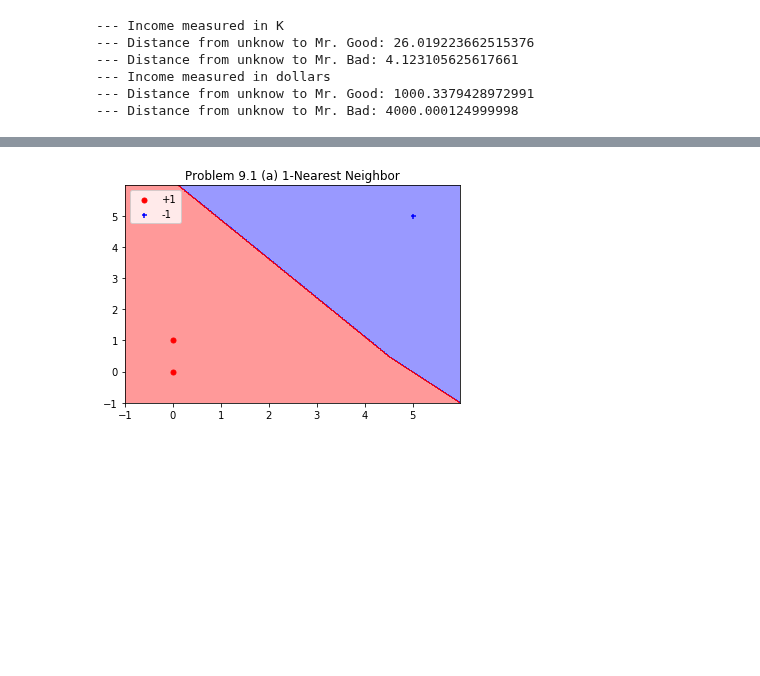
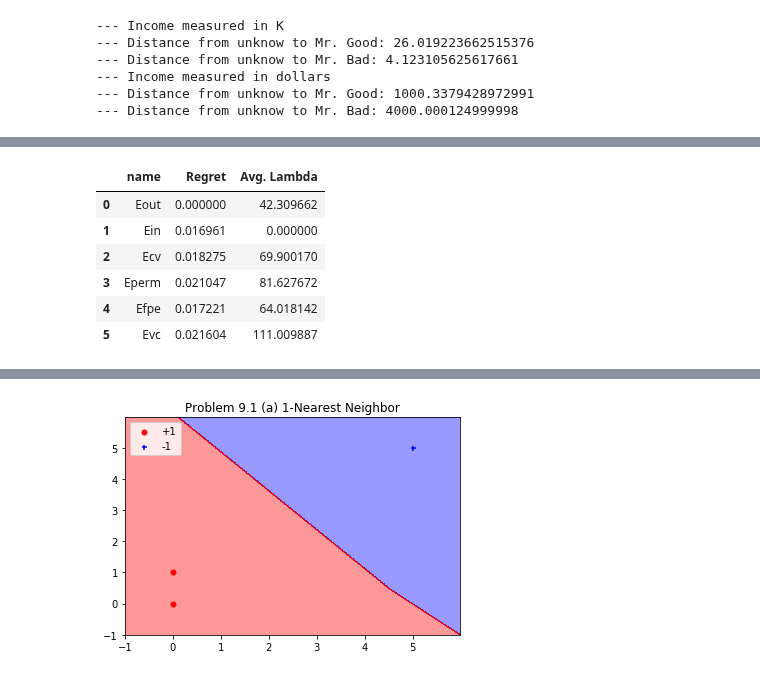
Before and after one commit to niuers/Learning-From-Data-A-Short-Course, a Jupyter notebook: Solutions to Chapter 9 Learning Aides.ipynb, the cells around one changed output, grey strips where cells are left out. Saved outputs shown, nothing was run; the diff lists cells and outputs as text; code cells hidden in the pictures; blank space fills up the shorter version.

```diff
--- a/Solutions to Chapter 9 Learning Aides.ipynb
+++ b/Solutions to Chapter 9 Learning Aides.ipynb
@@ -334,0 +530,35 @@ If we want to strictly enforce the constraint, we can add more hint examples, so
+# %%
+#### Exercise 9.18 (b)
+
+def run_one_experiment_918_b(N, test_N, max_target_degree, order, lambdas):
+    sigma_square = data.generate_random_numbers01(1, 1)
+    Qf = np.random.choice(max_target_degree+1, 1)
+    normalized_aqs = data.generate_target_coefficients(Qf)
+    train_xs, train_ys = data.generate_data_set(N, normalized_aqs, sigma_square)
+    test_xs, test_ys = data.generate_data_set(test_N, normalized_aqs, sigma_square)
+    #print(f"sigma_squre = {sigma_square}, Qf={Qf}, order = {order}")
+    Eins, Eouts = [], []
+    Est_vcs, Est_loocvs, Est_perms, Est_fpes = [], [], [], []
+    for lambda_t in lambdas:
+        Ein, Eout = calc_Eout_ex_918(order, train_xs, train_ys, test_xs, test_ys, lambda_t)
+
+        Z = data.polynomial_transform(order, train_xs)
+        H = lm.compute_H(Z, lambda_t) #full H, Need use transformed Z to compute
+        y_hat = lm.compute_y_hat(H, train_ys)
+        #print(f"lambda = {lambda_t}, Ein = {Ein}, Eout = {Eout}")
+        eff_dof = lm.calc_effective_dof(H) #effective degree of freedom
+        #print(f"effective dof: {eff_dof}")
+        if eff_dof <= 1.0e-18:
+            eff_dof = 1.0e-18
+        est_vc = calc_vc_estimate(N, eff_dof, Ein)
+        est_loocv = compute_leave_one_out_estimate(H, y_hat, train_ys)
+        est_perm = calc_permutation_estimate(eff_dof, train_ys, Ein)
+        est_fpe = calc_fpe_estimate(N, eff_dof, Ein)
+
+        Eins.append(Ein)
+        Eouts.append(Eout)
+        Est_vcs.append(est_vc)
+        Est_loocvs.append(est_loocv)
+        Est_perms.append(est_perm)
+        Est_fpes.append(est_fpe)
+    return Eouts, Est_vcs, Est_loocvs, Est_perms, Est_fpes, Eins
@@ -334,0 +667,15 @@ If we want to strictly enforce the constraint, we can add more hint examples, so
+# %%
+#### Exercise 9.18 (d) Lambda Selection
+names = ['Eout', 'Ein', 'Ecv', 'Eperm', 'Efpe', 'Evc']
+regs = [0, reg_in, reg_cv, reg_perm, reg_fpe, reg_vc]
+avg_lambdas = [b_out, b_in, b_cv, b_perm, b_fpe, b_vc]
+df = pd.DataFrame({'name':names, 'Regret': regs, 'Avg. Lambda': avg_lambdas})
+df
+# %% [output]
+|  | name | Regret | Avg. Lambda |
+| 0 | Eout | 0.000000 | 42.309662 |
+| 1 | Ein | 0.016961 | 0.000000 |
+| 2 | Ecv | 0.018275 | 69.900170 |
+| 3 | Eperm | 0.021047 | 81.627672 |
+| 4 | Efpe | 0.017221 | 64.018142 |
+| 5 | Evc | 0.021604 | 111.009887 |
```
Also changed, not shown: parts of 11 cells of this notebook.
